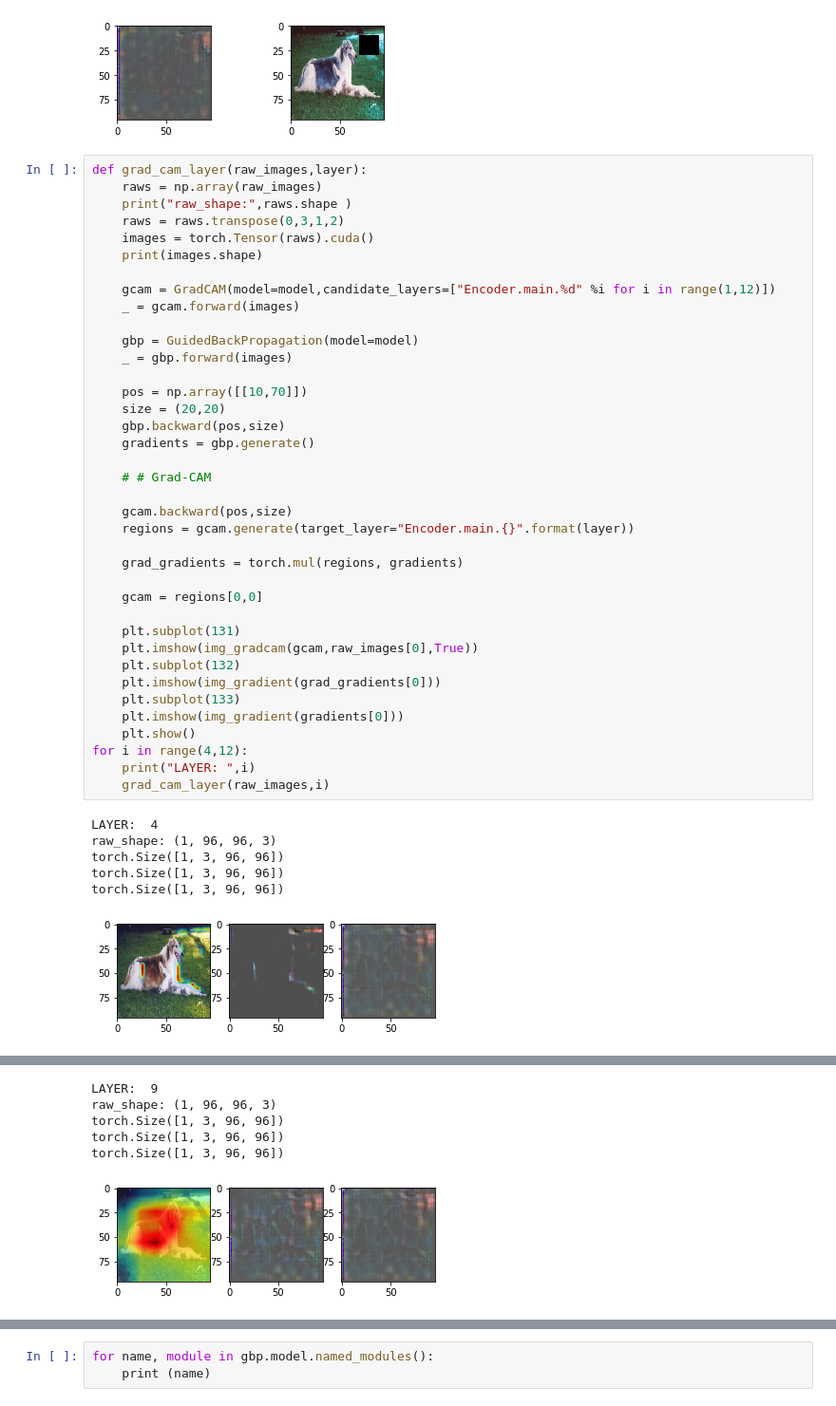
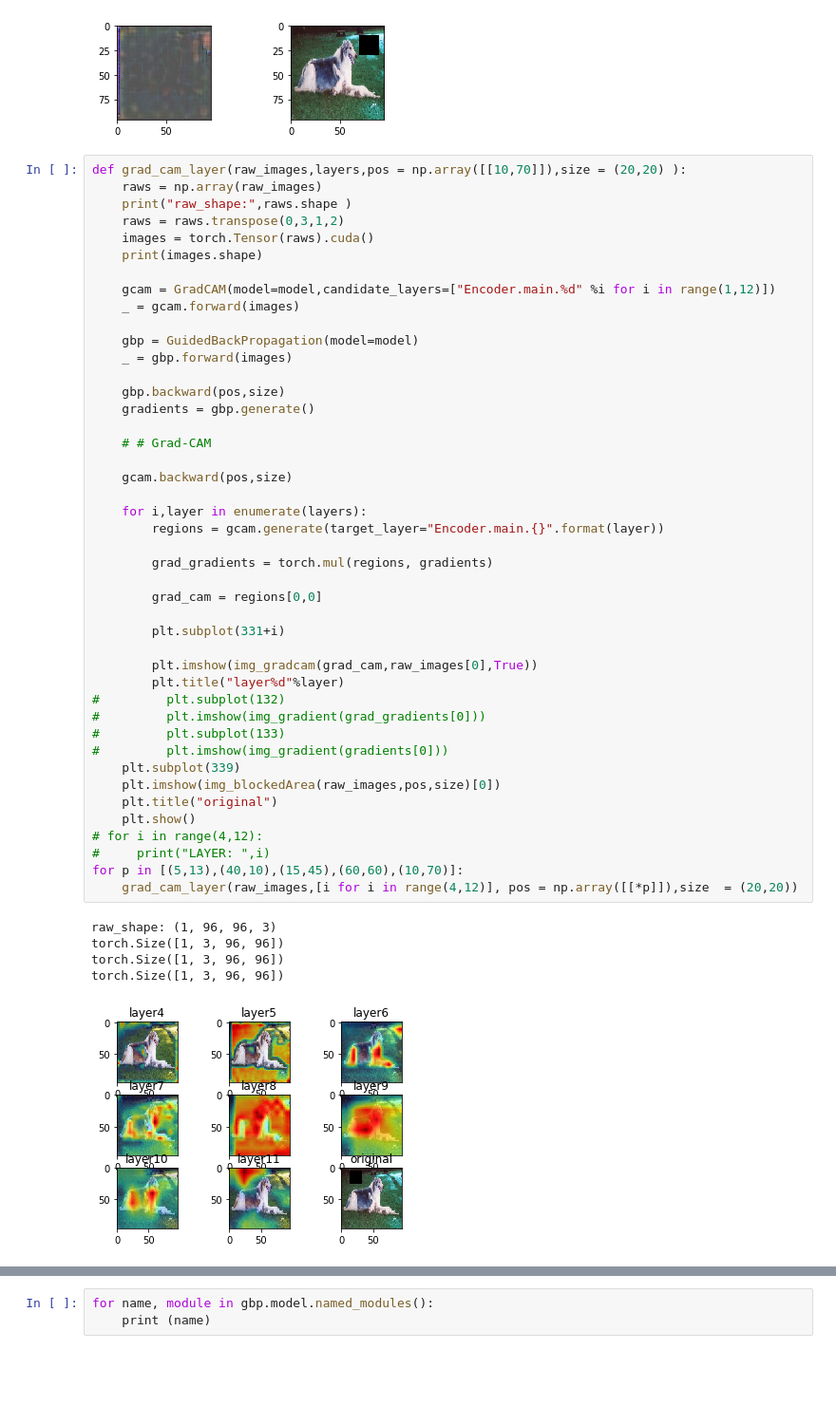
Before and after one commit to yangcyself/CS385ML, a Jupyter notebook: explanation/grad-cam-VAE-dog.ipynb, the cells around one changed output, grey strips where cells are left out. Shown at 95% size. Drawn from its saved outputs; the diff is of its cells as text; blank space fills up the shorter version.

Commit message:
renewed the forward gradcam

```diff
--- a/explanation/grad-cam-VAE-dog.ipynb
+++ b/explanation/grad-cam-VAE-dog.ipynb
@@ -146,47 +146,52 @@ outshape: (1, 3, 96, 96)
 torch.Size([1, 3, 96, 96])
 [figure]
 # %%
-def grad_cam_layer(raw_images,layer):
+def grad_cam_layer(raw_images,layers,pos = np.array([[10,70]]),size = (20,20) ):
     raws = np.array(raw_images)
     print("raw_shape:",raws.shape )
     raws = raws.transpose(0,3,1,2)
     images = torch.Tensor(raws).cuda()
     print(images.shape)
 
     gcam = GradCAM(model=model,candidate_layers=["Encoder.main.%d" %i for i in range(1,12)])
     _ = gcam.forward(images)
 
     gbp = GuidedBackPropagation(model=model)
     _ = gbp.forward(images)
 
-    pos = np.array([[10,70]])
-    size = (20,20)
     gbp.backward(pos,size)
     gradients = gbp.generate()
 
     # # Grad-CAM
 
     gcam.backward(pos,size)
-    regions = gcam.generate(target_layer="Encoder.main.{}".format(layer))
 
-    grad_gradients = torch.mul(regions, gradients)
+    for i,layer in enumerate(layers):
+        regions = gcam.generate(target_layer="Encoder.main.{}".format(layer))
 
-    gcam = regions[0,0]
+        grad_gradients = torch.mul(regions, gradients)
 
-    plt.subplot(131)
-    plt.imshow(img_gradcam(gcam,raw_images[0],True))
-    plt.subplot(132)
-    plt.imshow(img_gradient(grad_gradients[0]))
-    plt.subplot(133)
-    plt.imshow(img_gradient(gradients[0]))
+        grad_cam = regions[0,0]
+
+        plt.subplot(331+i)
+
+        plt.imshow(img_gradcam(grad_cam,raw_images[0],True))
+        plt.title("layer%d"%layer)
+#         plt.subplot(132)
+#         plt.imshow(img_gradient(grad_gradients[0]))
+#         plt.subplot(133)
+#         plt.imshow(img_gradient(gradients[0]))
+    plt.subplot(339)
+    plt.imshow(img_blockedArea(raw_images,pos,size)[0])
+    plt.title("original")
     plt.show()
-for i in range(4,12):
-    print("LAYER: ",i)
-    grad_cam_layer(raw_images,i)
+# for i in range(4,12):
+#     print("LAYER: ",i)
+for p in [(5,13),(40,10),(15,45),(60,60),(10,70)]:
+    grad_cam_layer(raw_images,[i for i in range(4,12)], pos = np.array([[*p]]),size  = (20,20))
 # %% [output]
-LAYER:  4
 raw_shape: (1, 96, 96, 3)
 torch.Size([1, 3, 96, 96])
 torch.Size([1, 3, 96, 96])
 torch.Size([1, 3, 96, 96])
-[figure, old version]
+[figure, new version]
@@ -217,6 +217,0 @@ torch.Size([1, 3, 96, 96])
-LAYER:  9
-raw_shape: (1, 96, 96, 3)
-torch.Size([1, 3, 96, 96])
-torch.Size([1, 3, 96, 96])
-torch.Size([1, 3, 96, 96])
-[figure, removed]
```
Also changed, not shown: parts of 1 cell of this notebook, 1 other file.
